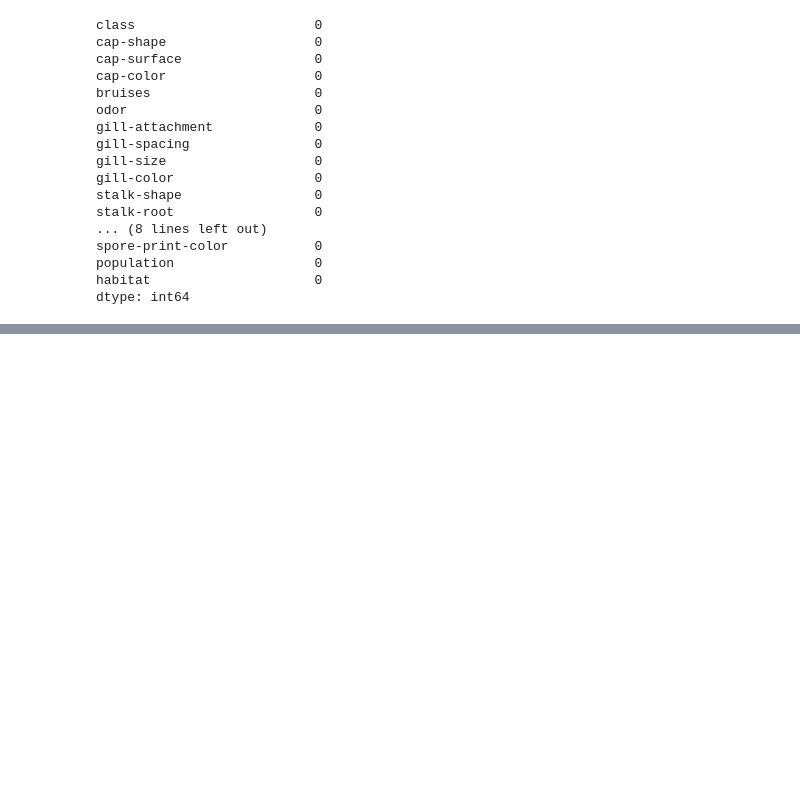
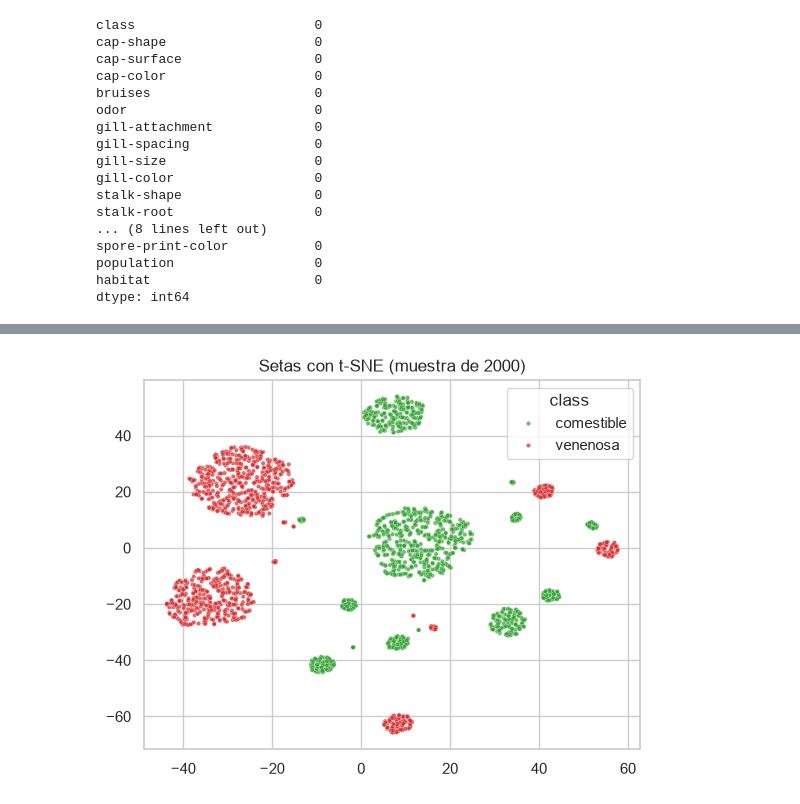
Before and after one commit to IA-P1-BCN/juanCarlos-investigacion-clustering, a Jupyter notebook: workshop-setas.ipynb, the cells around one changed output, grey strips where cells are left out. Saved outputs shown, nothing was run; the diff lists cells and outputs as text; code cells hidden in the pictures; blank space fills up the shorter version.

```diff
--- a/workshop-setas.ipynb
+++ b/workshop-setas.ipynb
@@ -208,0 +281,13 @@ X_train.shape, X_test.shape
+# %%
+from sklearn.manifold import TSNE
+
+muestra = X_train.sample(2000, random_state=RANDOM_STATE)  # t-SNE es lento: 2000 setas bastan
+X_tsne = TSNE(n_components=2, perplexity=30, random_state=RANDOM_STATE).fit_transform(muestra)
+
+sns.scatterplot(x=X_tsne[:, 0], y=X_tsne[:, 1],
+                hue=y_train.loc[muestra.index].map({0: "comestible", 1: "venenosa"}), hue_order=["comestible", "venenosa"], palette={"comestible": "tab:green", "venenosa": "tab:red"},
+                s=10, alpha=0.7)
+plt.title("Setas con t-SNE (muestra de 2000)")
+plt.show()
+# %% [output]
+[figure, added]
```
Also changed, not shown: parts of 35 cells of this notebook, 5 other files.
